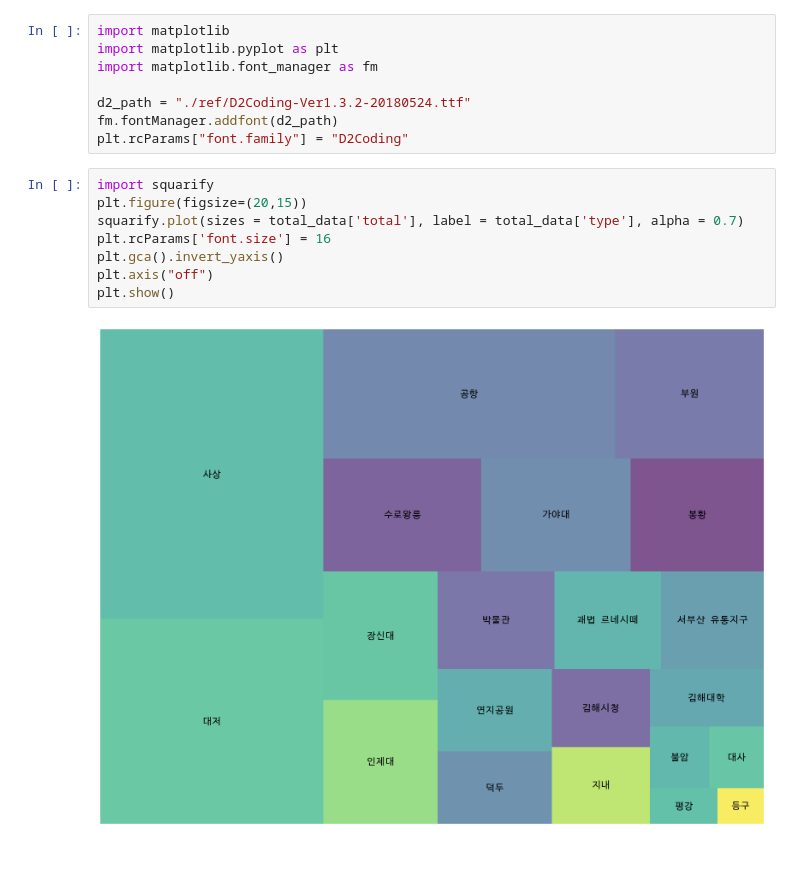
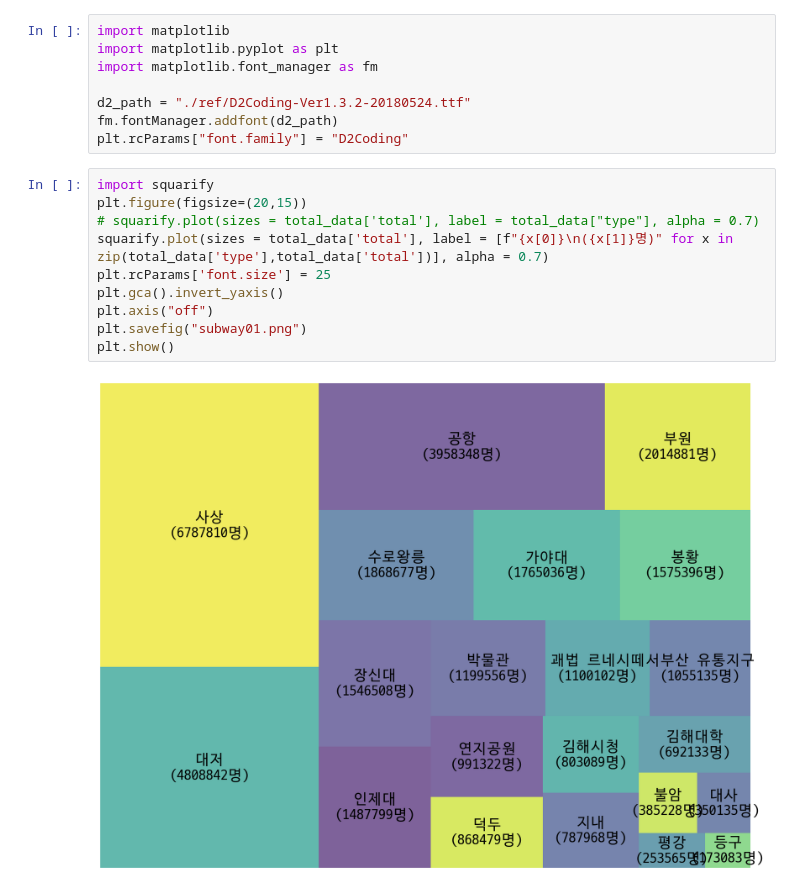
Before and after one commit to jungmin9911/python_pknu, a Jupyter notebook: py11_지하철이용현황분석.ipynb, the cells around one changed output. Drawn from its saved outputs; the diff is of its cells as text; blank space fills up the shorter version.

```diff
--- a/py11_지하철이용현황분석.ipynb
+++ b/py11_지하철이용현황분석.ipynb
@@ -268,10 +268,12 @@ plt.rcParams["font.family"] = "D2Coding"
 # %%
 import squarify
 plt.figure(figsize=(20,15))
-squarify.plot(sizes = total_data['total'], label = total_data['type'], alpha = 0.7)
-plt.rcParams['font.size'] = 16
+# squarify.plot(sizes = total_data['total'], label = total_data["type"], alpha = 0.7)
+squarify.plot(sizes = total_data['total'], label = [f"{x[0]}\n({x[1]}명)" for x in zip(total_data['type'],total_data['total'])], alpha = 0.7)
+plt.rcParams['font.size'] = 25
 plt.gca().invert_yaxis()
 plt.axis("off")
+plt.savefig("subway01.png")
 plt.show()
 # %% [output]
-[figure, old version]
+[figure, new version]
```
Also changed, not shown: 6 other files.
